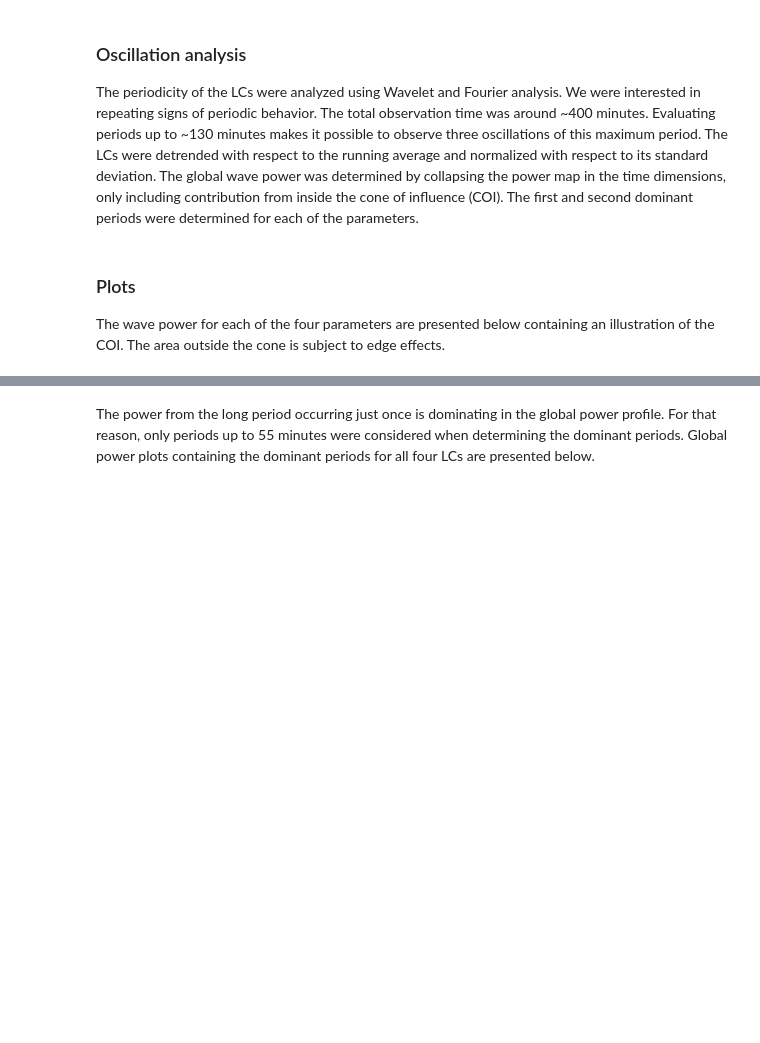
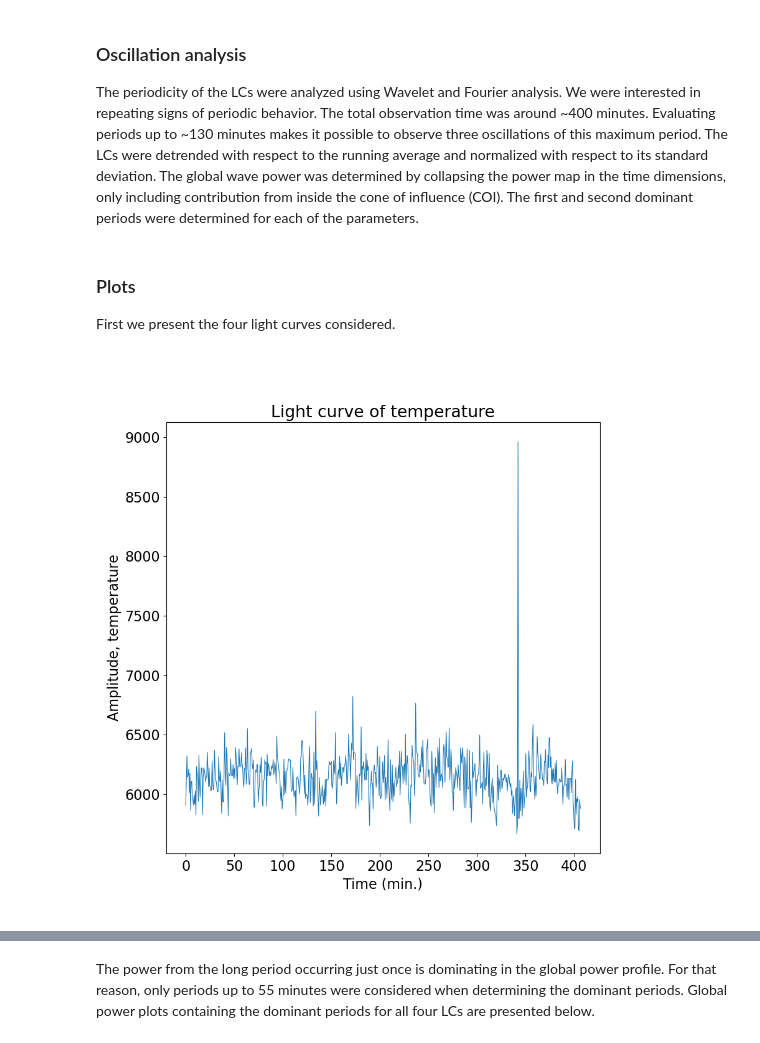
Before and after one commit to efredborg/summer_project2021, a Jupyter notebook: report/report.ipynb, the cells around one changed output, grey strips where cells are left out. Drawn from its saved outputs; the diff is of its cells as text; code cells hidden in the pictures; blank space fills up the shorter version.

```diff
--- a/report/report.ipynb
+++ b/report/report.ipynb
@@ -19,4 +19,11 @@ The periodicity of the LCs were analyzed using Wavelet and Fourier analysis. We
 # %% [markdown]
 ### Plots
 
-The wave power for each of the four parameters are presented below containing an illustration of the COI. The area outside the cone is subject to edge effects.
+First we present the four light curves considered.
+# %%
+plot_folder = '/home/efredborg/Documents/summer_project2021/plots/'
+from IPython.display import Image
+# %%
+Image(filename=plot_folder+'LC_temperature.png')
+# %% [output]
+[figure, added]
```
Also changed, not shown: parts of 16 cells of this notebook, 32 other files.
